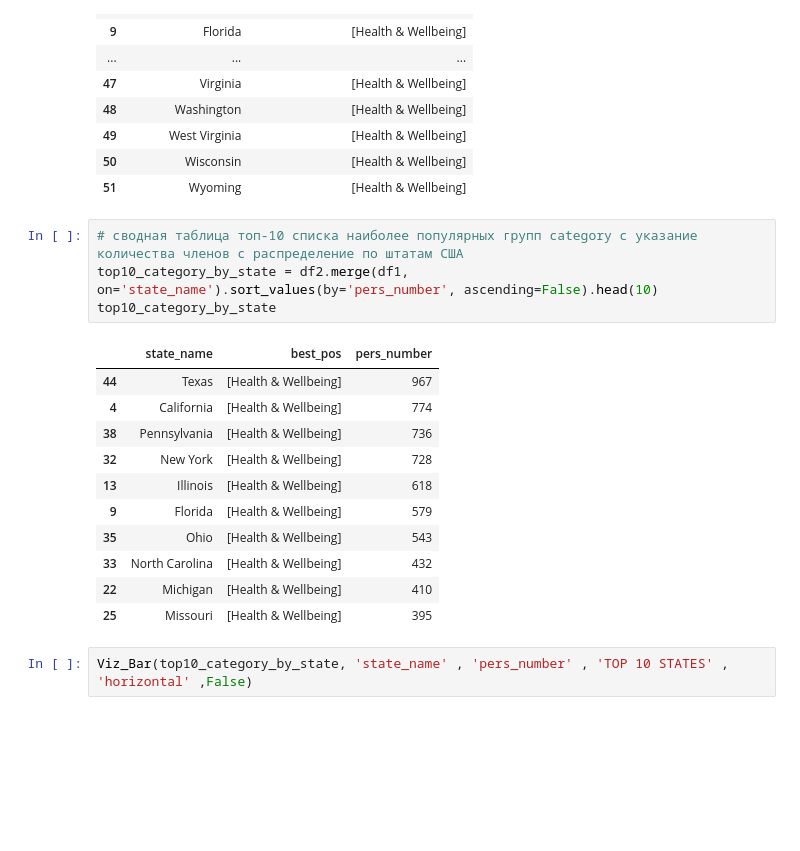
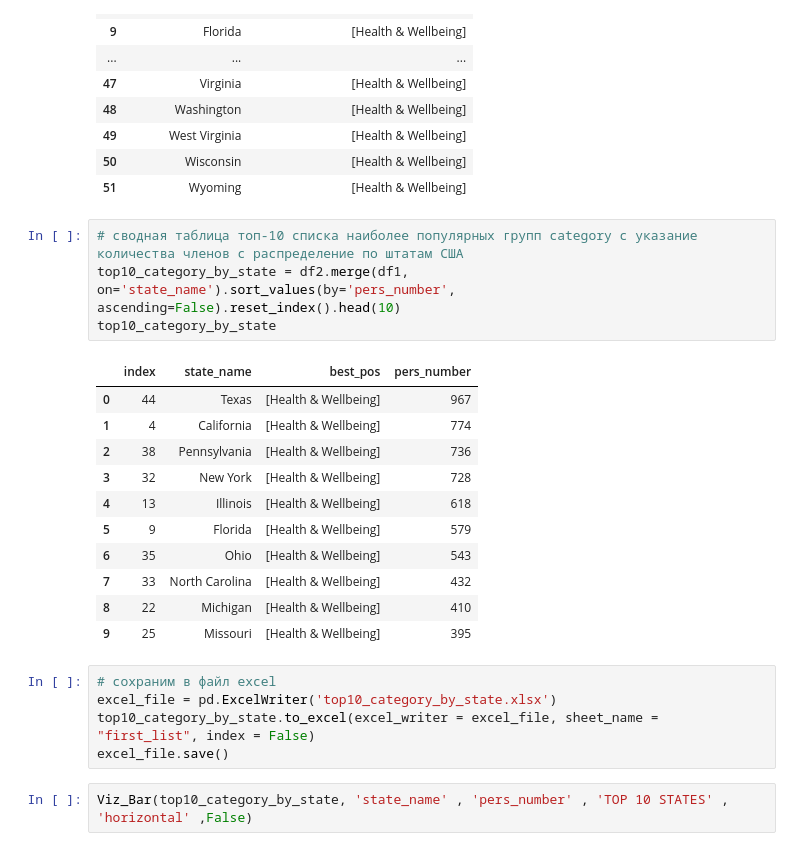
Before and after one commit to azhest/azhest_final_project_ItStep, a Jupyter notebook: 2. Exploratory Data Analysis (EDA). Second stage - data analys on aggregated frame MEMBERS.ipynb, the cells around one changed output. Drawn from its saved outputs; the diff is of its cells as text; blank space fills up the shorter version.

Commit message:
Lightly update notes 2 and 5, file memebers_13, add two working excels

```diff
--- a/2. Exploratory Data Analysis (EDA). Second stage - data analys on aggregated frame MEMBERS.ipynb
+++ b/2. Exploratory Data Analysis (EDA). Second stage - data analys on aggregated frame MEMBERS.ipynb
@@ -382,20 +382,25 @@ df2
 | 51 | Wyoming | [Health & Wellbeing] |
 # %%
 # сводная таблица топ-10 списка наиболее популярных групп category с указание количества членов с распределение по штатам США
-top10_category_by_state = df2.merge(df1, on='state_name').sort_values(by='pers_number', ascending=False).head(10)
+top10_category_by_state = df2.merge(df1, on='state_name').sort_values(by='pers_number', ascending=False).reset_index().head(10)
 top10_category_by_state
 # %% [output]
-|  | state_name | best_pos | pers_number |
-| 44 | Texas | [Health & Wellbeing] | 967 |
-| 4 | California | [Health & Wellbeing] | 774 |
-| 38 | Pennsylvania | [Health & Wellbeing] | 736 |
-| 32 | New York | [Health & Wellbeing] | 728 |
-| 13 | Illinois | [Health & Wellbeing] | 618 |
-| 9 | Florida | [Health & Wellbeing] | 579 |
-| 35 | Ohio | [Health & Wellbeing] | 543 |
-| 33 | North Carolina | [Health & Wellbeing] | 432 |
-| 22 | Michigan | [Health & Wellbeing] | 410 |
-| 25 | Missouri | [Health & Wellbeing] | 395 |
+|  | index | state_name | best_pos | pers_number |
+| 0 | 44 | Texas | [Health & Wellbeing] | 967 |
+| 1 | 4 | California | [Health & Wellbeing] | 774 |
+| 2 | 38 | Pennsylvania | [Health & Wellbeing] | 736 |
+| 3 | 32 | New York | [Health & Wellbeing] | 728 |
+| 4 | 13 | Illinois | [Health & Wellbeing] | 618 |
+| 5 | 9 | Florida | [Health & Wellbeing] | 579 |
+| 6 | 35 | Ohio | [Health & Wellbeing] | 543 |
+| 7 | 33 | North Carolina | [Health & Wellbeing] | 432 |
+| 8 | 22 | Michigan | [Health & Wellbeing] | 410 |
+| 9 | 25 | Missouri | [Health & Wellbeing] | 395 |
+# %%
+# сохраним в файл excel
+excel_file = pd.ExcelWriter('top10_category_by_state.xlsx')
+top10_category_by_state.to_excel(excel_writer = excel_file, sheet_name = "first_list", index = False)
+excel_file.save()
 # %%
 Viz_Bar(top10_category_by_state, 'state_name' , 'pers_number' , 'TOP 10 STATES' , 'horizontal' ,False)
 # %% [output]
```
Also changed, not shown: parts of 2 cells of this notebook, 5 other files.
